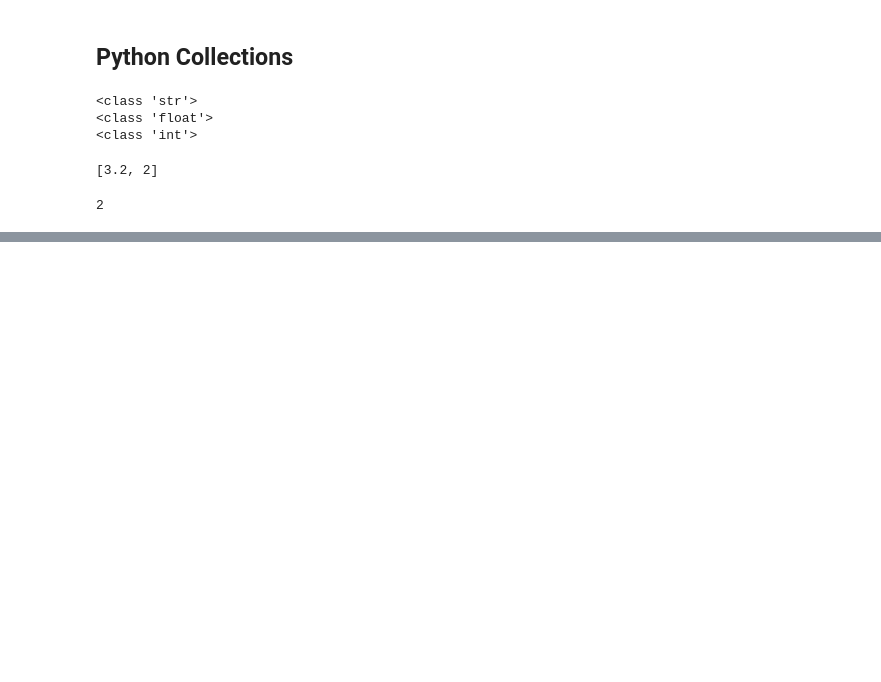
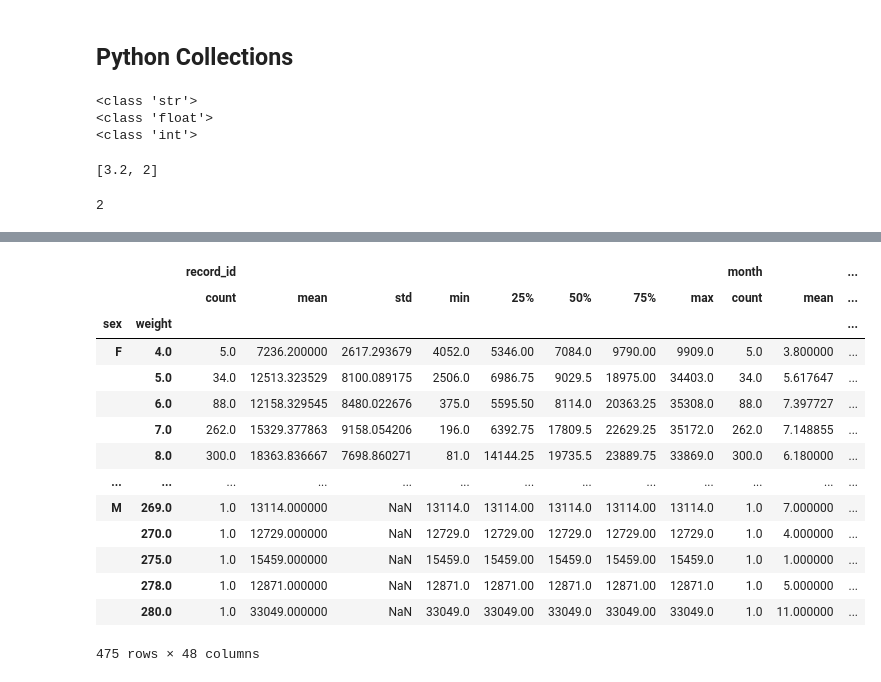
Before and after one commit to aicbu/dimen-python-2023, a Jupyter notebook: data/hello.ipynb, the cells around one changed output, grey strips where cells are left out. Cells and saved outputs as stored; diff of their text form; code cells hidden in the pictures; blank space fills up the shorter version.

```diff
--- a/data/hello.ipynb
+++ b/data/hello.ipynb
@@ -51,0 +97,21 @@ print(my_dict['two'])
+# %%
+#getting specific des stats
+list=["sex","weight"]
+grouped_data = surveys.groupby(list)
+grouped_data.describe()
+# %% [output]
+|  |  | record_id |  |  |  |  |  |  |  | month |  | ... |
+|  |  | count | mean | std | min | 25% | 50% | 75% | max | count | mean | ... |
+| sex | weight |  |  |  |  |  |  |  |  |  |  | ... |
+| F | 4.0 | 5.0 | 7236.200000 | 2617.293679 | 4052.0 | 5346.00 | 7084.0 | 9790.00 | 9909.0 | 5.0 | 3.800000 | ... |
+|  | 5.0 | 34.0 | 12513.323529 | 8100.089175 | 2506.0 | 6986.75 | 9029.5 | 18975.00 | 34403.0 | 34.0 | 5.617647 | ... |
+|  | 6.0 | 88.0 | 12158.329545 | 8480.022676 | 375.0 | 5595.50 | 8114.0 | 20363.25 | 35308.0 | 88.0 | 7.397727 | ... |
+|  | 7.0 | 262.0 | 15329.377863 | 9158.054206 | 196.0 | 6392.75 | 17809.5 | 22629.25 | 35172.0 | 262.0 | 7.148855 | ... |
+|  | 8.0 | 300.0 | 18363.836667 | 7698.860271 | 81.0 | 14144.25 | 19735.5 | 23889.75 | 33869.0 | 300.0 | 6.180000 | ... |
+| ... | ... | ... | ... | ... | ... | ... | ... | ... | ... | ... | ... | ... |
+| M | 269.0 | 1.0 | 13114.000000 | NaN | 13114.0 | 13114.00 | 13114.0 | 13114.00 | 13114.0 | 1.0 | 7.000000 | ... |
+|  | 270.0 | 1.0 | 12729.000000 | NaN | 12729.0 | 12729.00 | 12729.0 | 12729.00 | 12729.0 | 1.0 | 4.000000 | ... |
+|  | 275.0 | 1.0 | 15459.000000 | NaN | 15459.0 | 15459.00 | 15459.0 | 15459.00 | 15459.0 | 1.0 | 1.000000 | ... |
+|  | 278.0 | 1.0 | 12871.000000 | NaN | 12871.0 | 12871.00 | 12871.0 | 12871.00 | 12871.0 | 1.0 | 5.000000 | ... |
+|  | 280.0 | 1.0 | 33049.000000 | NaN | 33049.0 | 33049.00 | 33049.0 | 33049.00 | 33049.0 | 1.0 | 11.000000 | ... |
+475 rows × 48 columns
```
Also changed, not shown: parts of 10 cells of this notebook.
